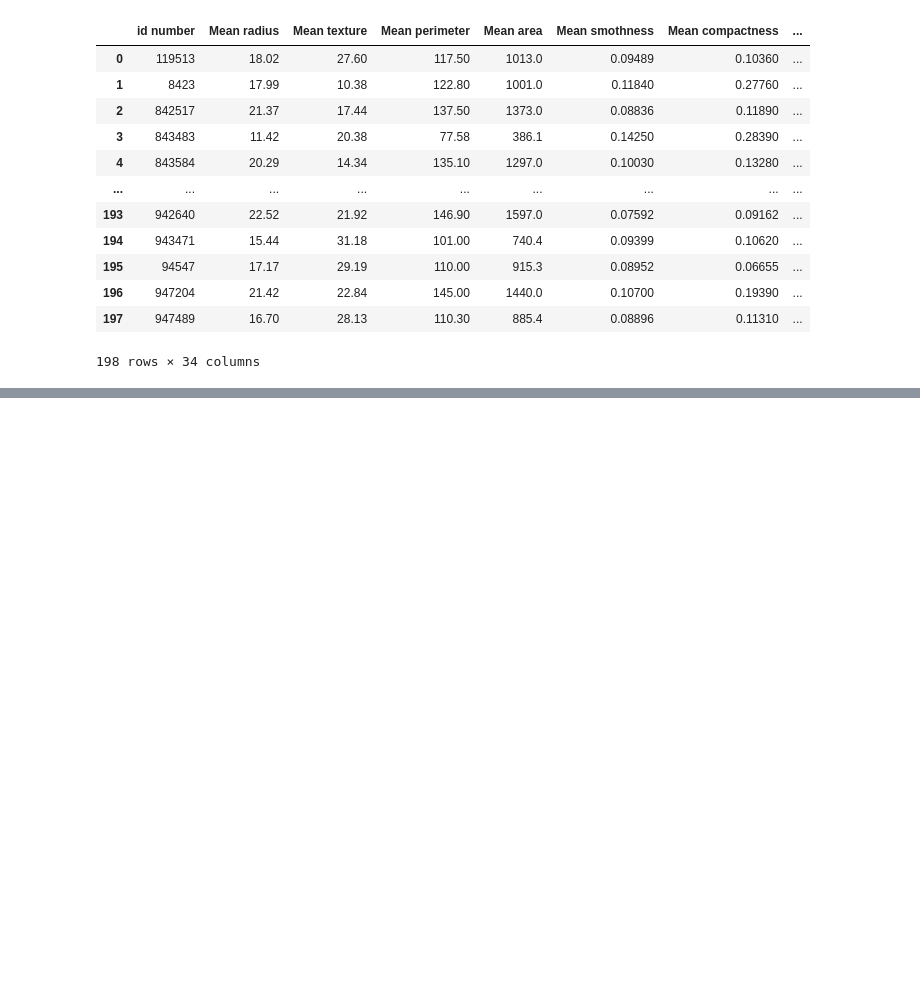
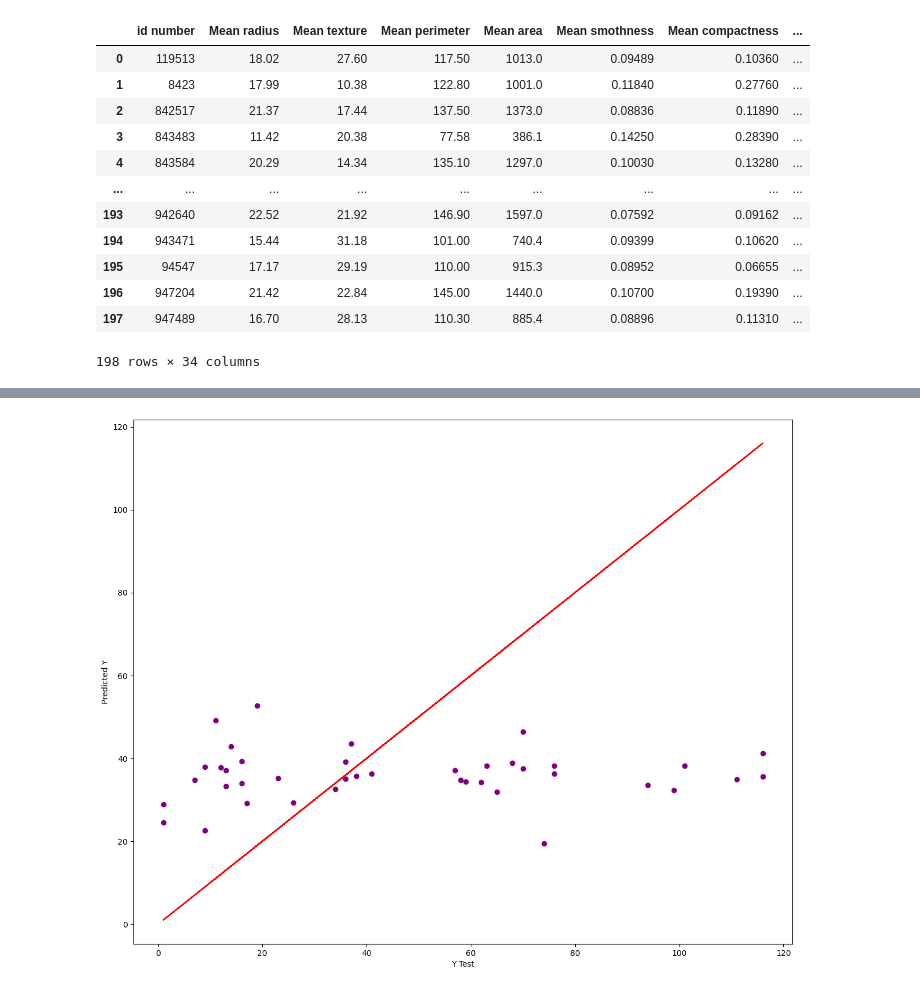
Before and after one commit to Raaaii/Breast_Cancer_ML-DL, a Jupyter notebook: nn/regression.ipynb, the cells around one changed output, grey strips where cells are left out. Drawn from its saved outputs; the diff is of its cells as text; code cells hidden in the pictures; blank space fills up the shorter version.

```diff
--- a/nn/regression.ipynb
+++ b/nn/regression.ipynb
@@ -140,0 +189,4 @@ bias_history = model.fit(
+# %%
+Fitfunction(test_y, model.predict(test_X))
+plt.savefig("reg.png", dpi=300, bbox_inches='tight')
+# %% [output]
@@ -140,0 +194 @@ bias_history = model.fit(
+[figure, added]
```
Also changed, not shown: parts of 17 cells of this notebook, 3 other files.
